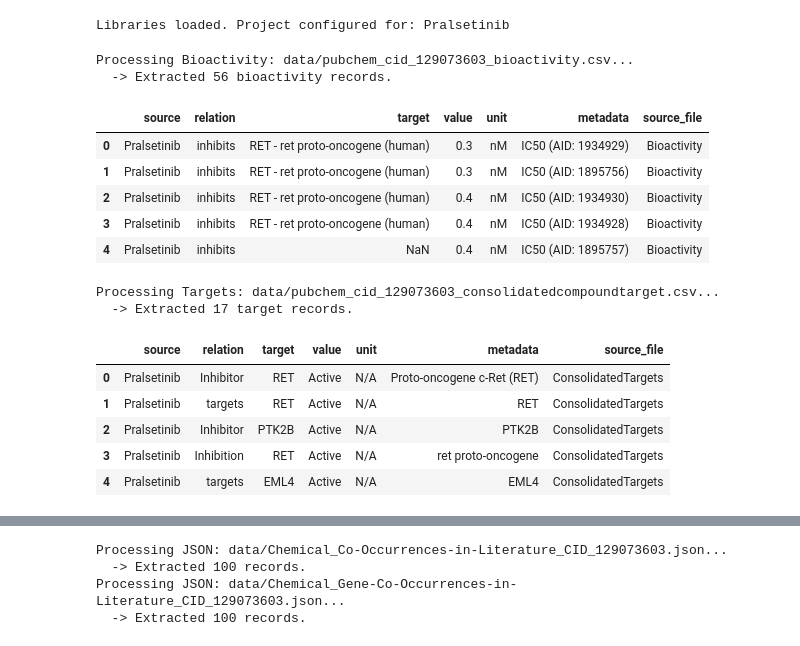
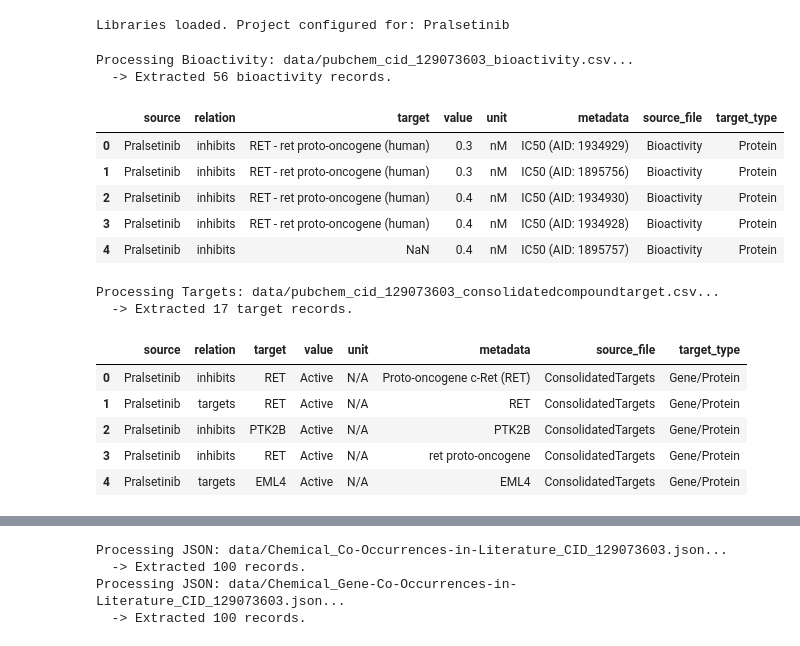
Before and after one commit to Ishaanbal/DSC180B-B23-Knowledge-Graph-and-Biomedical-Ontology, a Jupyter notebook: data_extraction.ipynb, the cells around one changed output, grey strips where cells are left out. Drawn from its saved outputs; the diff is of its cells as text; code cells hidden in the pictures.

```diff
--- a/data_extraction.ipynb
+++ b/data_extraction.ipynb
@@ -24,40 +24,41 @@ def process_bioactivity(filename):
         # 2. Normalize to nM (Nanomolar)
         # Assumption: Raw values are uM (e.g., 0.0003 uM = 0.3 nM)
         df['value_nM'] = df['Activity_Value'] * 1000
 
         # 3. Filter for valid data
         df = df.dropna(subset=['value_nM'])
 
         # 4. Create Edge List
         edges = pd.DataFrame({
             'source': DRUG_NAME,
             'relation': 'inhibits', # Defaulting to 'inhibits' for bioactivity
             'target': df['Target_Name'],
             'value': df['value_nM'],
             'unit': 'nM',
             'metadata': df['Activity_Type'] + " (AID: " + df['BioAssay_AID'].astype(str) + ")",
-            'source_file': 'Bioactivity'
+            'source_file': 'Bioactivity',
+            'target_type': 'Protein'
         })
 
         print(f"  -> Extracted {len(edges)} bioactivity records.")
         return edges
 
     except FileNotFoundError:
         print("File not found. Skipping.")
         return pd.DataFrame()
 
 # Run
 df_bio = process_bioactivity(DATA_FILEPATH + "pubchem_cid_129073603_bioactivity.csv")
 df_bio.head()
 # %% [output]
 Processing Bioactivity: data/pubchem_cid_129073603_bioactivity.csv...
   -> Extracted 56 bioactivity records.
-|  | source | relation | target | value | unit | metadata | source_file |
-| 0 | Pralsetinib | inhibits | RET - ret proto-oncogene (human) | 0.3 | nM | IC50 (AID: 1934929) | Bioactivity |
-| 1 | Pralsetinib | inhibits | RET - ret proto-oncogene (human) | 0.3 | nM | IC50 (AID: 1895756) | Bioactivity |
-| 2 | Pralsetinib | inhibits | RET - ret proto-oncogene (human) | 0.4 | nM | IC50 (AID: 1934930) | Bioactivity |
-| 3 | Pralsetinib | inhibits | RET - ret proto-oncogene (human) | 0.4 | nM | IC50 (AID: 1934928) | Bioactivity |
-| 4 | Pralsetinib | inhibits | NaN | 0.4 | nM | IC50 (AID: 1895757) | Bioactivity |
+|  | source | relation | target | value | unit | metadata | source_file | target_type |
+| 0 | Pralsetinib | inhibits | RET - ret proto-oncogene (human) | 0.3 | nM | IC50 (AID: 1934929) | Bioactivity | Protein |
+| 1 | Pralsetinib | inhibits | RET - ret proto-oncogene (human) | 0.3 | nM | IC50 (AID: 1895756) | Bioactivity | Protein |
+| 2 | Pralsetinib | inhibits | RET - ret proto-oncogene (human) | 0.4 | nM | IC50 (AID: 1934930) | Bioactivity | Protein |
+| 3 | Pralsetinib | inhibits | RET - ret proto-oncogene (human) | 0.4 | nM | IC50 (AID: 1934928) | Bioactivity | Protein |
+| 4 | Pralsetinib | inhibits | NaN | 0.4 | nM | IC50 (AID: 1895757) | Bioactivity | Protein |
 # %%
 def process_targets(filename):
     print(f"Processing Targets: {filename}...")
@@ -65,14 +66,25 @@ def process_targets(filename):
         df = pd.read_csv(filename)
 
         # Columns: 'Gene', 'Action', 'Source_Target'
+        action_series = df['Action'].fillna('targets').astype(str).str.lower()
+        action_map = {
+            'inhibitor': 'inhibits',
+            'inhibition': 'inhibits',
+            'antagonist': 'inhibits',
+            'agonist': 'activates',
+            'activator': 'activates'
+        }
+        normalized_action = action_series.map(action_map).fillna('targets')
+
         edges = pd.DataFrame({
             'source': DRUG_NAME,
-            'relation': df['Action'].fillna('targets'), # Use 'targets' if action is missing
+            'relation': normalized_action,
             'target': df['Gene'], # Using Gene Symbol as the node ID
             'value': 'Active',
             'unit': 'N/A',
             'metadata': df['Source_Target'],
-            'source_file': 'ConsolidatedTargets'
+            'source_file': 'ConsolidatedTargets',
+            'target_type': 'Gene/Protein'
         })
 
         print(f"  -> Extracted {len(edges)} target records.")
@@ -88,12 +100,12 @@ df_targets.head()
 # %% [output]
 Processing Targets: data/pubchem_cid_129073603_consolidatedcompoundtarget.csv...
   -> Extracted 17 target records.
-|  | source | relation | target | value | unit | metadata | source_file |
-| 0 | Pralsetinib | Inhibitor | RET | Active | N/A | Proto-oncogene c-Ret (RET) | ConsolidatedTargets |
-| 1 | Pralsetinib | targets | RET | Active | N/A | RET | ConsolidatedTargets |
-| 2 | Pralsetinib | Inhibitor | PTK2B | Active | N/A | PTK2B | ConsolidatedTargets |
-| 3 | Pralsetinib | Inhibition | RET | Active | N/A | ret proto-oncogene | ConsolidatedTargets |
-| 4 | Pralsetinib | targets | EML4 | Active | N/A | EML4 | ConsolidatedTargets |
+|  | source | relation | target | value | unit | metadata | source_file | target_type |
+| 0 | Pralsetinib | inhibits | RET | Active | N/A | Proto-oncogene c-Ret (RET) | ConsolidatedTargets | Gene/Protein |
+| 1 | Pralsetinib | targets | RET | Active | N/A | RET | ConsolidatedTargets | Gene/Protein |
+| 2 | Pralsetinib | inhibits | PTK2B | Active | N/A | PTK2B | ConsolidatedTargets | Gene/Protein |
+| 3 | Pralsetinib | inhibits | RET | Active | N/A | ret proto-oncogene | ConsolidatedTargets | Gene/Protein |
+| 4 | Pralsetinib | targets | EML4 | Active | N/A | EML4 | ConsolidatedTargets | Gene/Protein |
 # %%
 def process_clinical_and_indications(file_clinical, file_opentargets):
     edges_list = []
```
Also changed, not shown: parts of 6 cells of this notebook, 13 other files.
